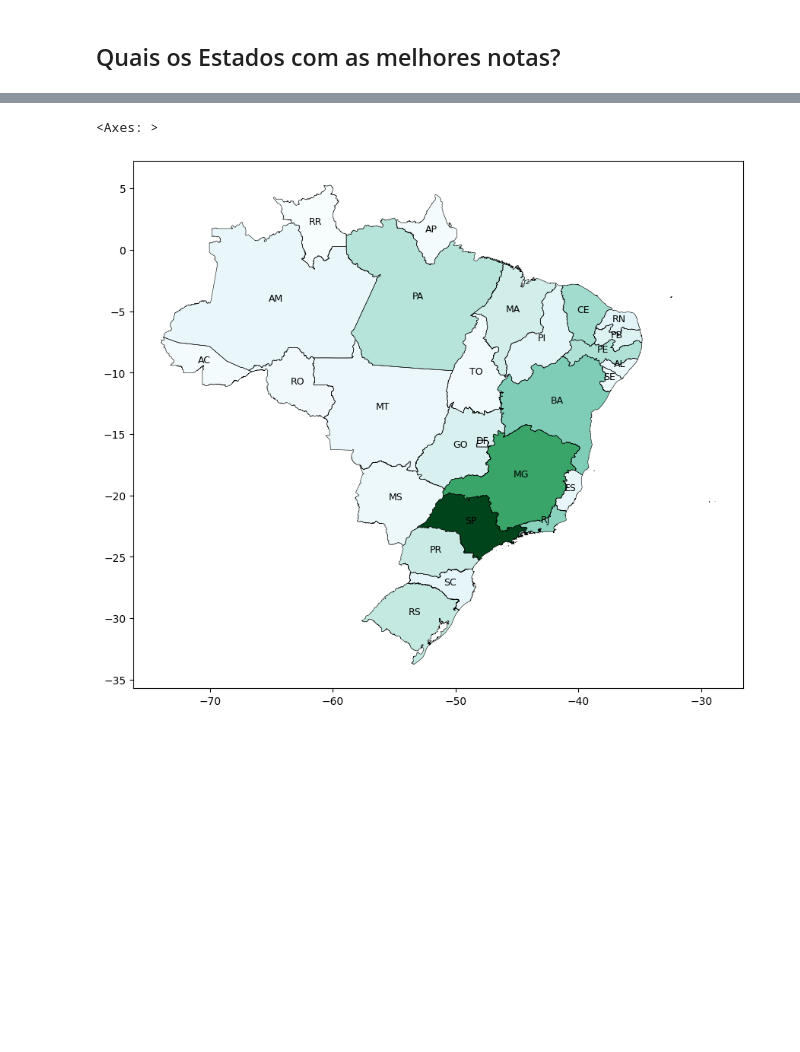
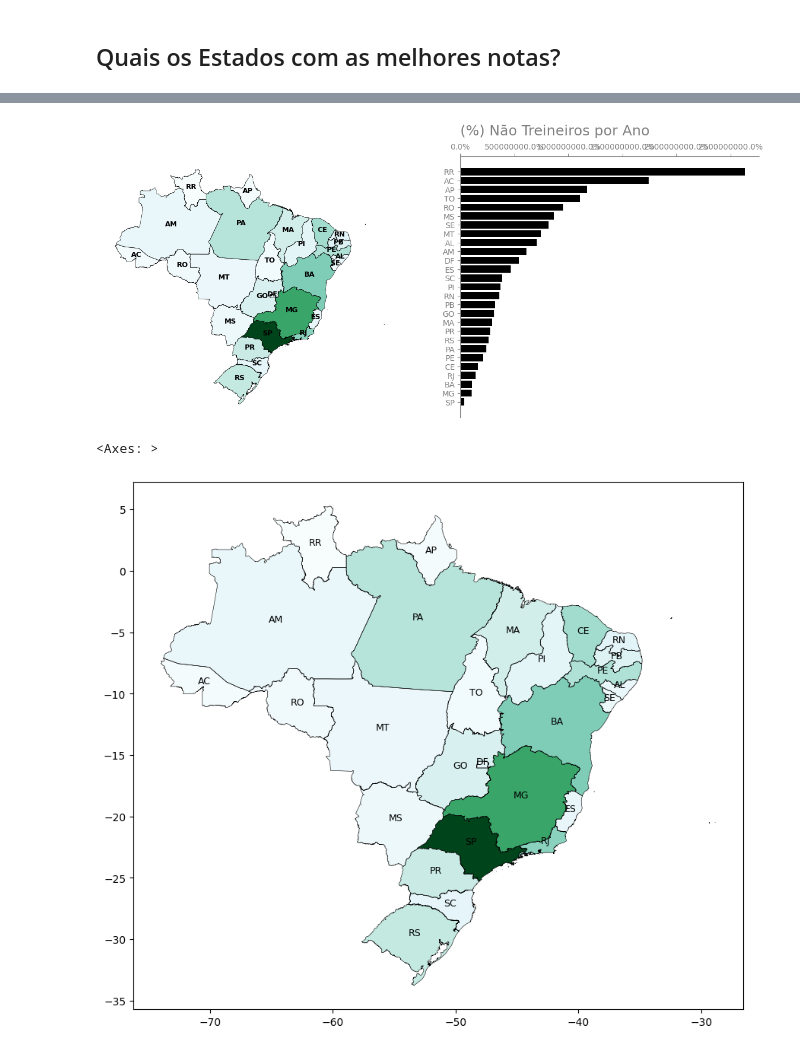
Before and after one commit to LiamFer/ENEM-Analysis, a Jupyter notebook: main_analysis.ipynb, the cells around one changed output, grey strips where cells are left out. Drawn from its saved outputs; the diff is of its cells as text; code cells hidden in the pictures; blank space fills up the shorter version.

Commit message:
Construindo o Heatmap

```diff
--- a/main_analysis.ipynb
+++ b/main_analysis.ipynb
@@ -220,4 +222,4 @@ brazil_grades = pd.DataFrame(enem.groupby('Estado')['Nota Total'].sum()).reset_i
 brazil = geobr.read_country(year=2020)
 # %%
 # Conseguindo os valores geográficos de cada estado para relacionar com os valores obtidos dos microdados
-brazil_grades = brazil.merge(brazil_grades[["Nota Total","Estado"]],left_on="abbrev_state",right_on="Estado").drop("Estado",axis=1)
+brazil_grades = brazil.merge(brazil_grades[["Nota Total","Estado"]],left_on="abbrev_state",right_on="Estado").drop("Estado",axis=1).sort_values("Nota Total",ascending=False)
@@ -235,3 +235,39 @@ brazil_grades.plot(column="Nota Total",ax=axs[0], cmap='BuGn')
+# %%
+fig, axs = plt.subplots(1,2, figsize=(15,6))
+
+# Criando o Heatmap Geográfico baseado no valor das notas do Enem por Estado
+
+# Removendo o frame em volta do mapa pra melhorar a visualização
+axs[0].spines['top'].set_visible(False)
+axs[0].spines['right'].set_visible(False)
+axs[0].spines['bottom'].set_visible(False)
+axs[0].spines['left'].set_visible(False)
+axs[0].get_xaxis().set_ticks([])
+axs[0].get_yaxis().set_ticks([])
+
+# Lambda pra adicionar a sigla dos estados no mapa e facilitar a identificação
+brazil_grades.apply(lambda x: axs[0].annotate(text=x['abbrev_state'], xy=x.geometry.centroid.coords[0], ha='center', fontsize=9, weight='bold'),axis=1)
+
+brazil_grades.boundary.plot(ax=axs[0], color='Black', linewidth=.4)
+brazil_grades.plot(column="Nota Total",ax=axs[0], cmap='BuGn')
+
+
+# Criando um Horizontal Chart pra visualizarem melhor a relação dos Estados
+b1 = plt.barh(brazil_grades['abbrev_state'],sorted(brazil_grades["Nota Total"]),color='black')
+
+plt.title("(%) Não Treineiros por Ano",loc='left',color='gray',pad=10,size=18)
+
+# Configurando os Axis do gráfico pra obter uma visualização mais Limpa e Uniforme dos dados
+plt.gca().xaxis.set_major_formatter(StrMethodFormatter('{x}%'))
+plt.gca().xaxis.set_ticks_position('top')
+plt.tick_params(axis='x', colors='gray')
+plt.tick_params(axis='y', colors='gray')
+plt.gca().spines['bottom'].set_visible(False)
+plt.gca().spines['right'].set_visible(False)
+plt.gca().spines['top'].set_color("gray")
+plt.gca().spines['left'].set_color("gray")
+# %% [output]
+[figure, added]
 # %%
 fig = plt.figure(1, figsize=(15,9))
 ax = fig.add_subplot()
```
Also changed, not shown: parts of 4 cells of this notebook.
